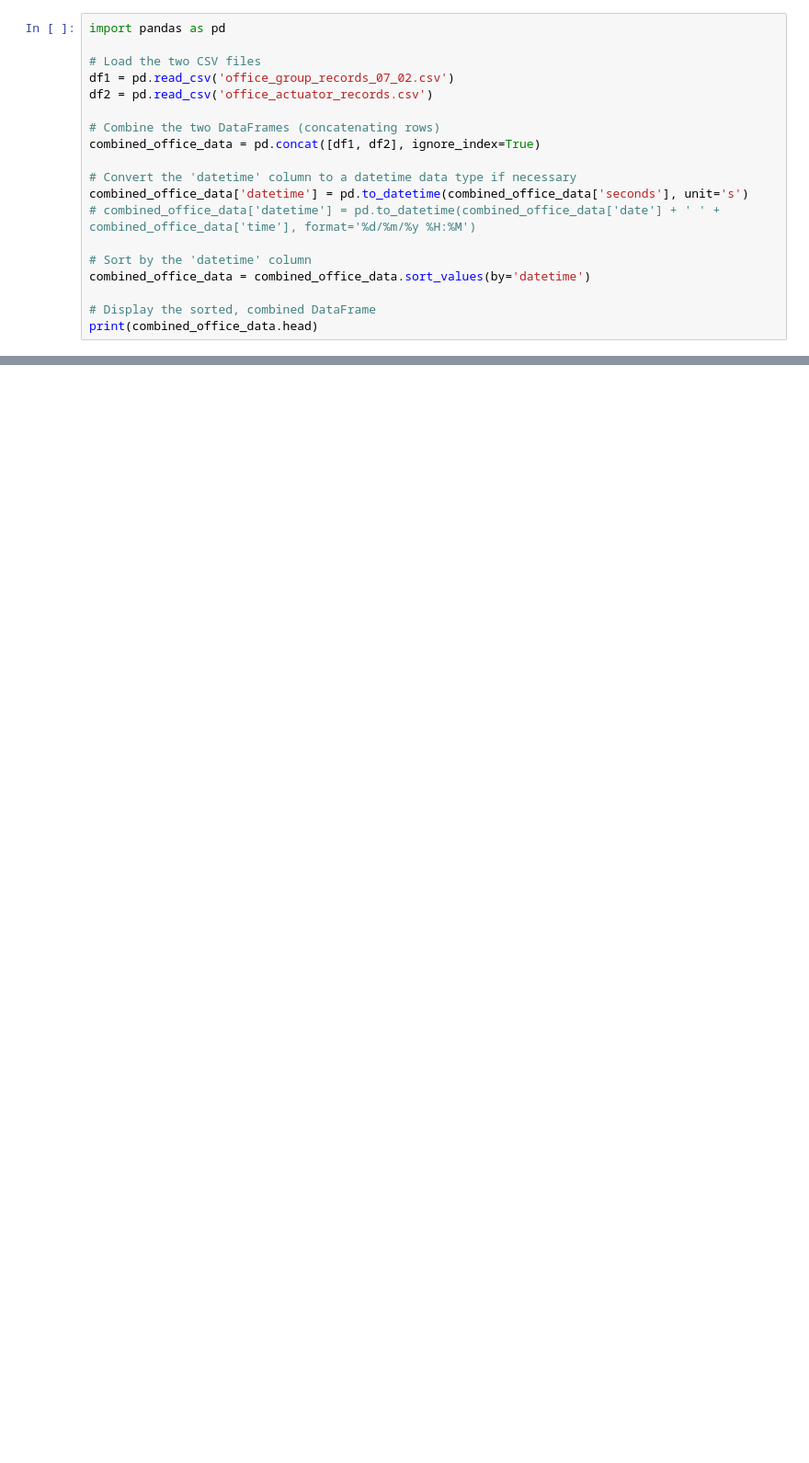
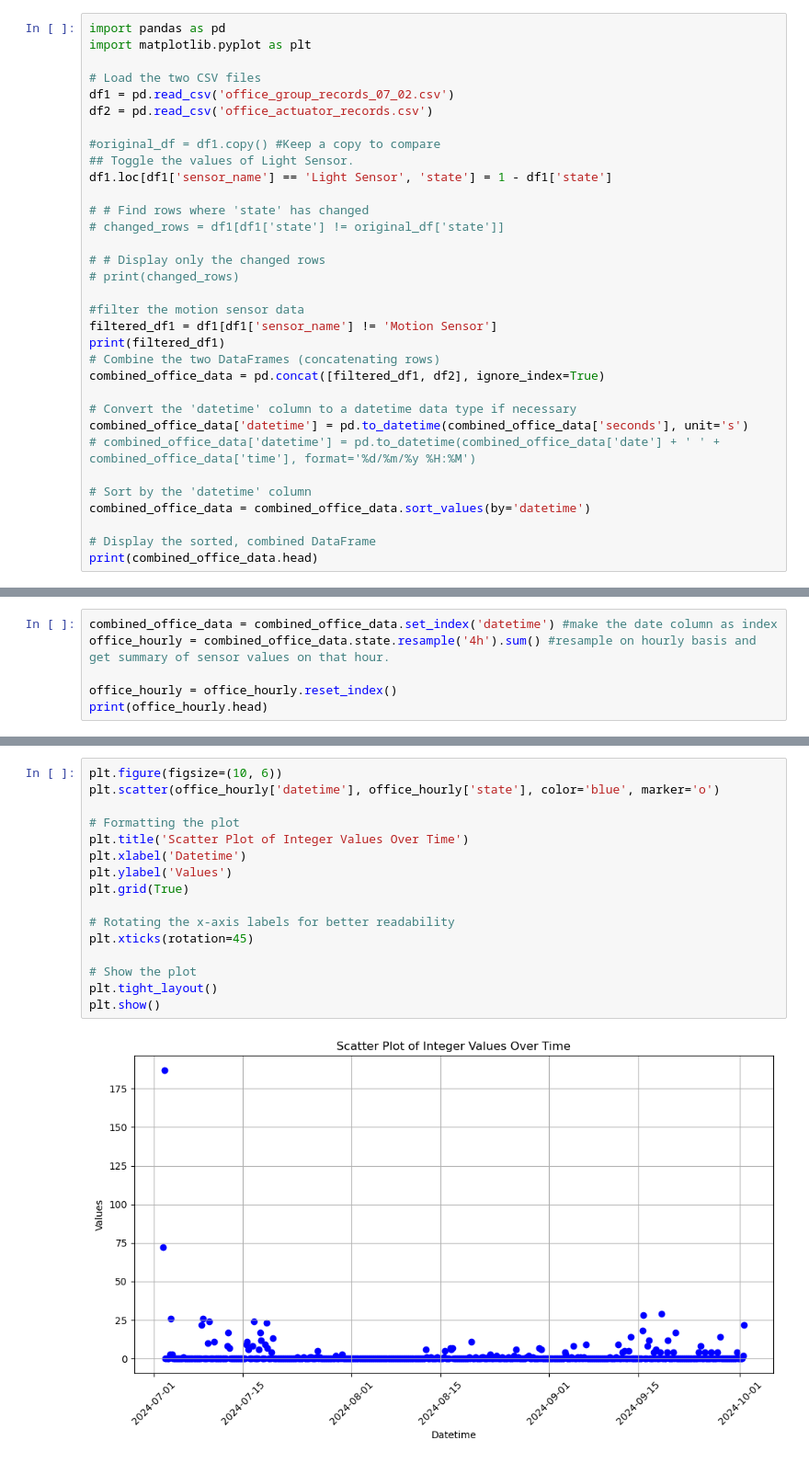
Before and after one commit to AsifTanvir/SEAD-analysis, a Jupyter notebook: Office_data_analysis.ipynb, the cells around one changed output, grey strips where cells are left out. Shown at 92% size. Saved outputs shown, nothing was run; the diff lists cells and outputs as text; blank space fills up the shorter version.

```diff
--- a/Office_data_analysis.ipynb
+++ b/Office_data_analysis.ipynb
@@ -1,12 +1,26 @@
 # %%
 import pandas as pd
+import matplotlib.pyplot as plt
 
 # Load the two CSV files
 df1 = pd.read_csv('office_group_records_07_02.csv')
 df2 = pd.read_csv('office_actuator_records.csv')
 
+#original_df = df1.copy() #Keep a copy to compare
+## Toggle the values of Light Sensor.
+df1.loc[df1['sensor_name'] == 'Light Sensor', 'state'] = 1 - df1['state']
+
+# # Find rows where 'state' has changed
+# changed_rows = df1[df1['state'] != original_df['state']]
+
+# # Display only the changed rows
+# print(changed_rows)
+
+#filter the motion sensor data
+filtered_df1 = df1[df1['sensor_name'] != 'Motion Sensor']
+print(filtered_df1)
 # Combine the two DataFrames (concatenating rows)
-combined_office_data = pd.concat([df1, df2], ignore_index=True)
+combined_office_data = pd.concat([filtered_df1, df2], ignore_index=True)
 
 # Convert the 'datetime' column to a datetime data type if necessary
 combined_office_data['datetime'] = pd.to_datetime(combined_office_data['seconds'], unit='s')
@@ -37,0 +52,6 @@ print(combined_office_data.head)
+# %%
+combined_office_data = combined_office_data.set_index('datetime') #make the date column as index
+office_hourly = combined_office_data.state.resample('4h').sum() #resample on hourly basis and get summary of sensor values on that hour.
+
+office_hourly = office_hourly.reset_index()
+print(office_hourly.head)
@@ -37,0 +73,18 @@ print(combined_office_data.head)
+# %%
+plt.figure(figsize=(10, 6))
+plt.scatter(office_hourly['datetime'], office_hourly['state'], color='blue', marker='o')
+
+# Formatting the plot
+plt.title('Scatter Plot of Integer Values Over Time')
+plt.xlabel('Datetime')
+plt.ylabel('Values')
+plt.grid(True)
+
+# Rotating the x-axis labels for better readability
+plt.xticks(rotation=45)
+
+# Show the plot
+plt.tight_layout()
+plt.show()
+# %% [output]
+[figure, added]
```
Also changed, not shown: parts of 4 cells of this notebook, 6 other files.
